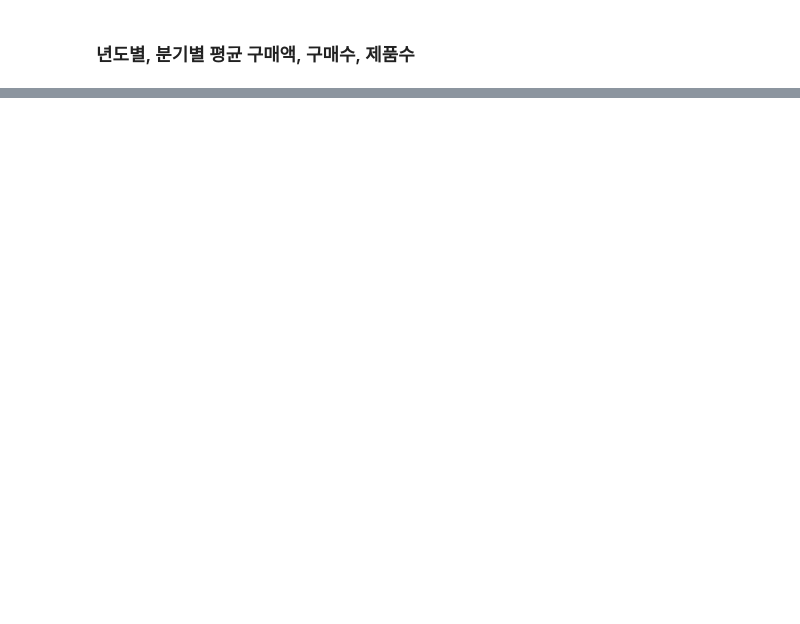
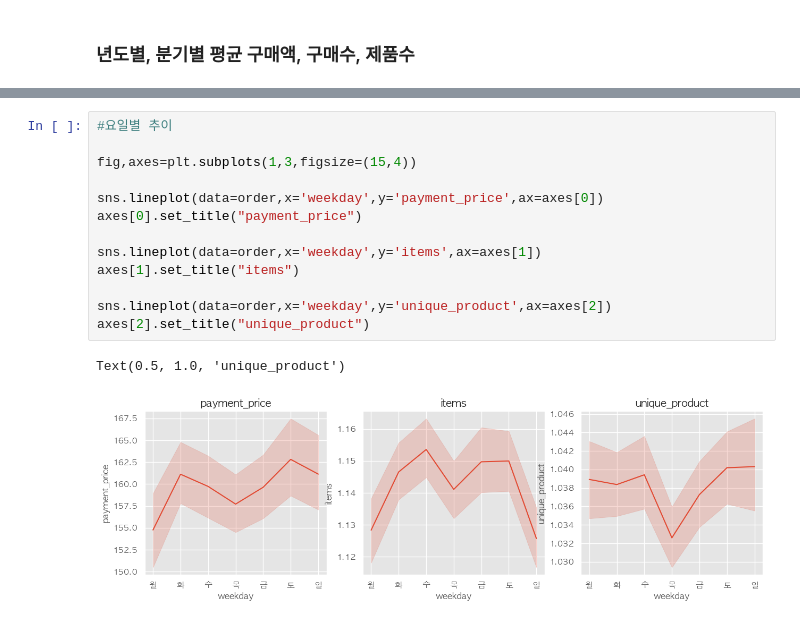
Before and after one commit to jiin124/KPI_Dacon_2024, a Jupyter notebook: add.ipynb, the cells around one changed output, grey strips where cells are left out. Cells and saved outputs as stored; diff of their text form; blank space fills up the shorter version.

```diff
--- a/add.ipynb
+++ b/add.ipynb
@@ -196,0 +283,16 @@ Text(0.5, 1.0, 'unique_product')
+# %%
+#요일별 추이
+
+fig,axes=plt.subplots(1,3,figsize=(15,4))
+
+sns.lineplot(data=order,x='weekday',y='payment_price',ax=axes[0])
+axes[0].set_title("payment_price")
+
+sns.lineplot(data=order,x='weekday',y='items',ax=axes[1])
+axes[1].set_title("items")
+
+sns.lineplot(data=order,x='weekday',y='unique_product',ax=axes[2])
+axes[2].set_title("unique_product")
+# %% [output]
+Text(0.5, 1.0, 'unique_product')
+[figure, added]
```
Also changed, not shown: parts of 30 cells of this notebook.
